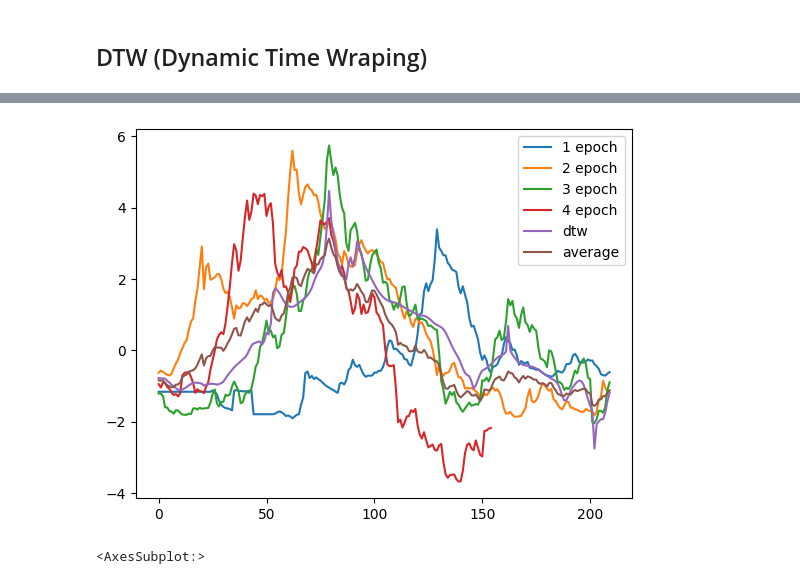
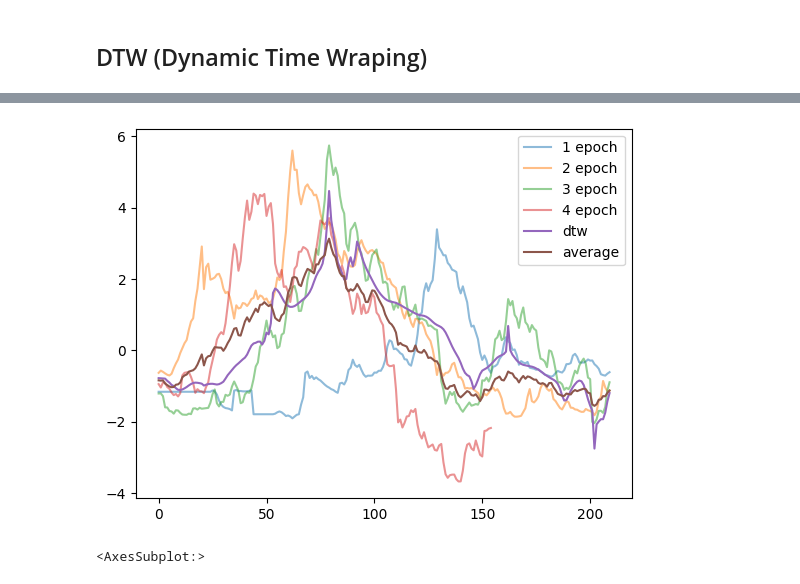
Before and after one commit to ootho/btc_timeseries_analysis, a Jupyter notebook: notebook09d5459ff7.ipynb, the cells around one changed output, grey strips where cells are left out. Cells and saved outputs as stored; diff of their text form; code cells hidden in the pictures.

```diff
--- a/notebook09d5459ff7.ipynb
+++ b/notebook09d5459ff7.ipynb
@@ -380,35 +380,35 @@ df_full = df_all.fillna(method='ffill')
 # %%
 from tslearn.barycenters import softdtw_barycenter
 
 # dtw = softdtw_barycenter(df_full, gamma=1., max_iter=50, tol=1e-3)
 dtw = (softdtw_barycenter(df_full.transpose(), gamma=1, max_iter=500, tol=1e-3))
 df_dtw = pd.DataFrame(dtw)
 
 # создаем объект Axes
 fig, ax = plt.subplots()
 
 # наложение графиков на один график
-df_t1.plot(kind='line', ax=ax)
-df_t2.plot(kind='line', ax=ax)
-df_t3.plot(kind='line', ax=ax)
-df_t4.plot(kind='line', ax=ax)
+df_t1.plot(kind='line', ax=ax, alpha = 0.5)
+df_t2.plot(kind='line', ax=ax, alpha = 0.5)
+df_t3.plot(kind='line', ax=ax, alpha = 0.5)
+df_t4.plot(kind='line', ax=ax, alpha = 0.5)
 df_dtw.plot(kind='line', ax=ax)
 df_mean.plot(kind='line', ax=ax)
 
 # добавление легенды
 ax.legend([
     '1 epoch',
     '2 epoch',
     '3 epoch',
     '4 epoch',
     'dtw',
     'average',
 ])
 
 # показать график
 plt.show()
 # %% [output]
-[figure, old version]
+[figure, new version]
 # %%
 df_dtw.plot(kind='line')
 # %% [output]
```
Also changed, not shown: parts of 4 cells of this notebook.
